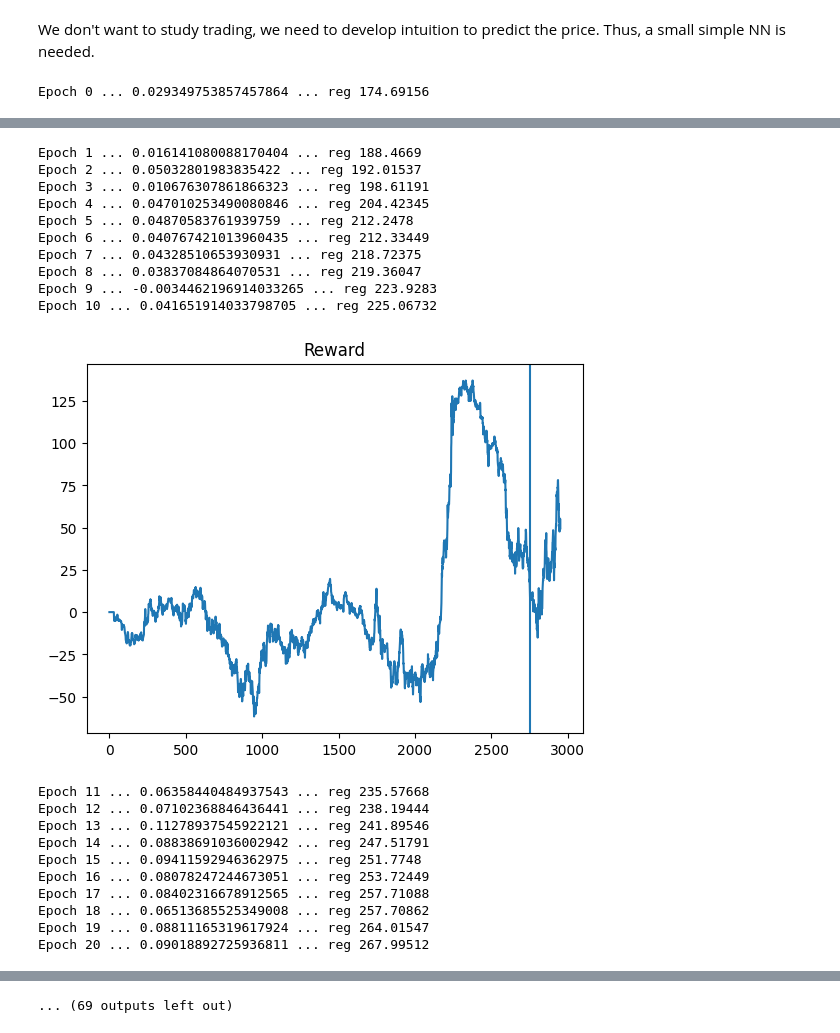
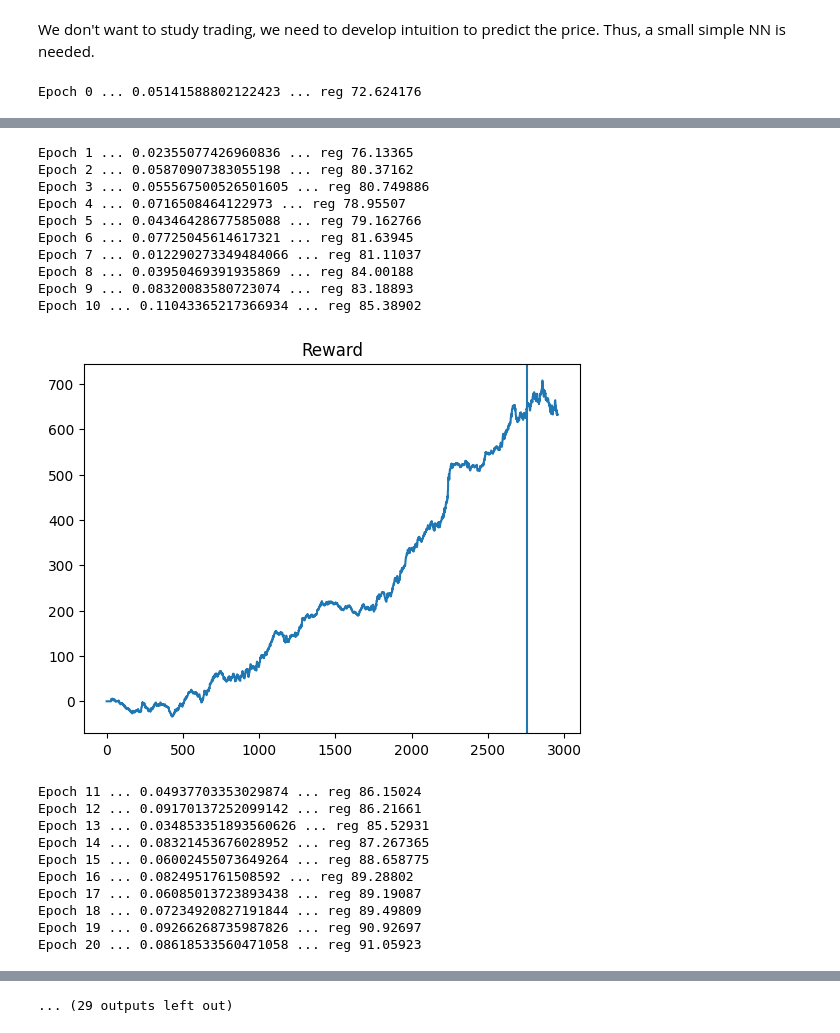
Before and after one commit to alexkalitenko125/ML_for_finance, a Jupyter notebook: Brain-inspired Modular Training/RL_finance_MOEX_BIMT.ipynb, the cells around one changed output, grey strips where cells are left out. Drawn from its saved outputs; the diff is of its cells as text; code cells hidden in the pictures.

```diff
--- a/Brain-inspired Modular Training/RL_finance_MOEX_BIMT.ipynb
+++ b/Brain-inspired Modular Training/RL_finance_MOEX_BIMT.ipynb
@@ -397,12 +399,12 @@ class BuyHoldSellAgent:
         self.experience = collections.deque(maxlen=self.experience_size)
 
         # Creating an instance of the model
-        self.model = BioMLP(shp=[state_shape,64,32,action_shape])
+        self.model = BioMLP(shp=[state_shape,32,16,action_shape])
 
         # Let's create an error function
         self.criterion = nn.SmoothL1Loss()
         # Let's add an optimizer
-        self.optimizer = torch.optim.AdamW(self.model.parameters(), lr=2e-4, weight_decay=0.00)
+        self.optimizer = torch.optim.AdamW(self.model.parameters(), lr=2e-4, weight_decay=0.01)
 
     def save_experience(self, current_state, action, reward, next_state):
         """A method for saving previous experimental data"""
@@ -451,7 +453,7 @@ class BuyHoldSellAgent:
         reg = self.model.get_cc(weight_factor=1.)
         if epoch < 100:
           lambd = 0.000
-        else: lambd = 0.003
+        lambd = 0.0001
         loss = self.criterion(outputs, torch.Tensor(current_q_values)) + lambd*reg
         self.optimizer.zero_grad()
         loss.backward()
@@ -465,9 +467,9 @@ class BuyHoldSellAgent:
         return pred.flatten()
 # %%
 # number of epochs
-epochs = 400
+epochs = 200
 # The significance of the reward is one step ahead
-gamma = 0.99
+gamma = 0.97
 # initial epsilon
 epsilon = 1.0
 # epsilon_decay
@@ -482,8 +484,8 @@ REWARD_TIME = 1
 # number of action
 ACTIONS_SHAPE = 2
 # Sample size
-SAMPLE_SIZE = 50
-EXP_SIZE = 64
+SAMPLE_SIZE = 128
+EXP_SIZE = 256
 # test size
 SIZE_test = 200
 # %%
@@ -497,7 +499,7 @@ test_dataset = np.array(df['CLOSE'][-SIZE_test:])
 # %%
 # We prescribe a new environment and transmit data on the closing price
 set_random_seed(42)
-environment = Environment(train_dataset, test_dataset, normalize = False, noise = False)
+environment = Environment(train_dataset, test_dataset, normalize = False, noise = True)
 agent = BuyHoldSellAgent(WINDOW_SHAPE, ACTIONS_SHAPE, EXP_SIZE)
 # %%
 def plot_ag():
@@ -567,7 +569,7 @@ for i in range(epochs):
 
         # 6. As soon as the number of previously received samples has exceeded
         # for what is necessary, we begin to train the network
-        if j > 5*SAMPLE_SIZE:
+        if j > 2*SAMPLE_SIZE:
             reg.append(agent.replay_experience(gamma, SAMPLE_SIZE,i).detach().numpy())
 
     # With each step, we decrease the epsilon so that the bot begins to act
@@ -580,4 +582,4 @@ for i in range(epochs):
     if i % 10 == 0:
       plot_ag()
 # %% [output]
-Epoch 0 ... 0.029349753857457864 ... reg 174.69156
+Epoch 0 ... 0.05141588802122423 ... reg 72.624176
@@ -585,21 +587,21 @@ Epoch 0 ... 0.029349753857457864 ... reg 174.69156
-Epoch 1 ... 0.016141080088170404 ... reg 188.4669
-Epoch 2 ... 0.05032801983835422 ... reg 192.01537
-Epoch 3 ... 0.010676307861866323 ... reg 198.61191
-Epoch 4 ... 0.047010253490080846 ... reg 204.42345
-Epoch 5 ... 0.04870583761939759 ... reg 212.2478
-Epoch 6 ... 0.040767421013960435 ... reg 212.33449
-Epoch 7 ... 0.04328510653930931 ... reg 218.72375
-Epoch 8 ... 0.03837084864070531 ... reg 219.36047
-Epoch 9 ... -0.0034462196914033265 ... reg 223.9283
-Epoch 10 ... 0.041651914033798705 ... reg 225.06732
+Epoch 1 ... 0.02355077426960836 ... reg 76.13365
+Epoch 2 ... 0.05870907383055198 ... reg 80.37162
+Epoch 3 ... 0.055567500526501605 ... reg 80.749886
+Epoch 4 ... 0.0716508464122973 ... reg 78.95507
+Epoch 5 ... 0.04346428677585088 ... reg 79.162766
+Epoch 6 ... 0.07725045614617321 ... reg 81.63945
+Epoch 7 ... 0.012290273349484066 ... reg 81.11037
+Epoch 8 ... 0.03950469391935869 ... reg 84.00188
+Epoch 9 ... 0.08320083580723074 ... reg 83.18893
+Epoch 10 ... 0.11043365217366934 ... reg 85.38902
-[figure, old version]
+[figure, new version]
-Epoch 11 ... 0.06358440484937543 ... reg 235.57668
-Epoch 12 ... 0.07102368846436441 ... reg 238.19444
-Epoch 13 ... 0.11278937545922121 ... reg 241.89546
-Epoch 14 ... 0.08838691036002942 ... reg 247.51791
-Epoch 15 ... 0.09411592946362975 ... reg 251.7748
-Epoch 16 ... 0.08078247244673051 ... reg 253.72449
-Epoch 17 ... 0.08402316678912565 ... reg 257.71088
-Epoch 18 ... 0.06513685525349008 ... reg 257.70862
-Epoch 19 ... 0.08811165319617924 ... reg 264.01547
-Epoch 20 ... 0.09018892725936811 ... reg 267.99512
+Epoch 11 ... 0.04937703353029874 ... reg 86.15024
+Epoch 12 ... 0.09170137252099142 ... reg 86.21661
+Epoch 13 ... 0.034853351893560626 ... reg 85.52931
+Epoch 14 ... 0.08321453676028952 ... reg 87.267365
+Epoch 15 ... 0.06002455073649264 ... reg 88.658775
+Epoch 16 ... 0.0824951761508592 ... reg 89.28802
+Epoch 17 ... 0.06085013723893438 ... reg 89.19087
+Epoch 18 ... 0.07234920827191844 ... reg 89.49809
+Epoch 19 ... 0.09266268735987826 ... reg 90.92697
+Epoch 20 ... 0.08618533560471058 ... reg 91.05923
@@ -640,4 +642,4 @@ Epoch 50 ... 0.1606914621601764 ... reg 340.75775
-... (69 outputs left out)
+... (29 outputs left out)
 # %%
 plt.title('Progress')
 plt.xlabel('Epoch')
```
Also changed, not shown: parts of 8 cells of this notebook.
